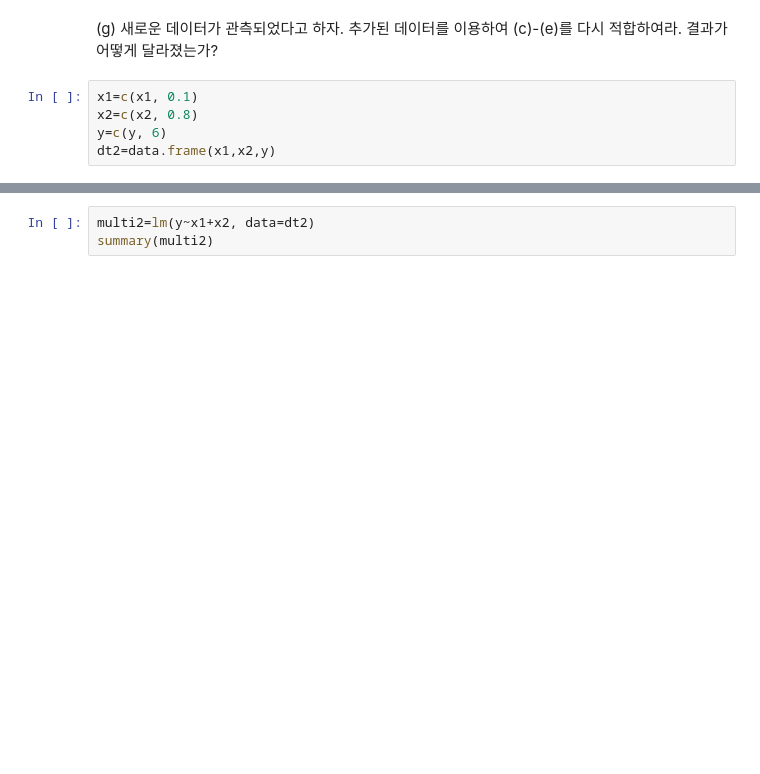
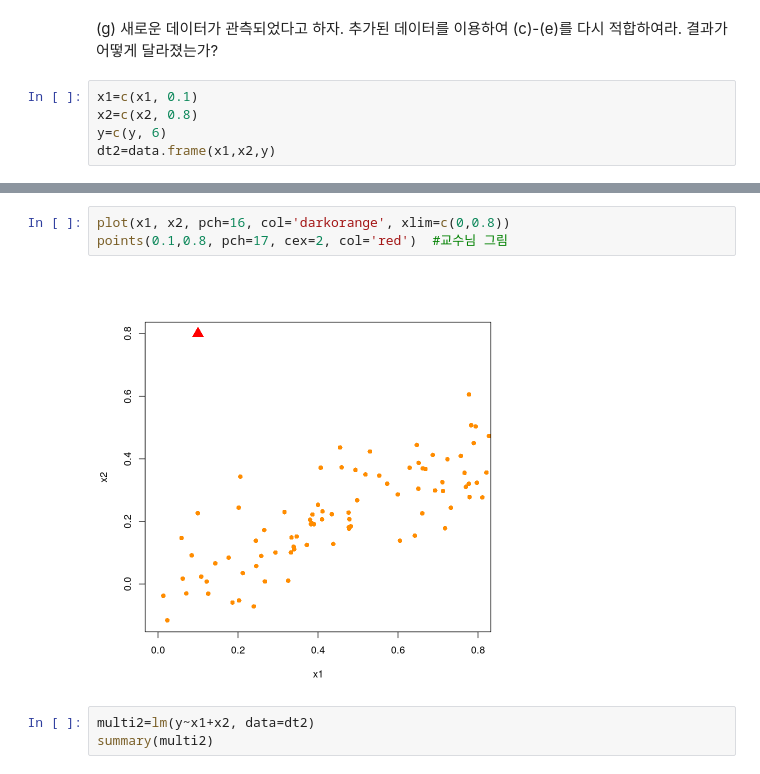
Before and after one commit to kimha02/ham, a Jupyter notebook: _notebooks/2022-04-07-datamining_hw.ipynb, the cells around one changed output, grey strips where cells are left out. Drawn from its saved outputs; the diff is of its cells as text; blank space fills up the shorter version.

```diff
--- a/_notebooks/2022-04-07-datamining_hw.ipynb
+++ b/_notebooks/2022-04-07-datamining_hw.ipynb
@@ -458,3 +462,8 @@ dt2=data.frame(x1,x2,y)
+# %%
+plot(x1, x2, pch=16, col='darkorange', xlim=c(0,0.8))
+points(0.1,0.8, pch=17, cex=2, col='red')  #교수님 그림
+# %% [output]
+[figure, added]
 # %%
 multi2=lm(y~x1+x2, data=dt2)
 summary(multi2)
```
Also changed, not shown: parts of 7 cells of this notebook.
